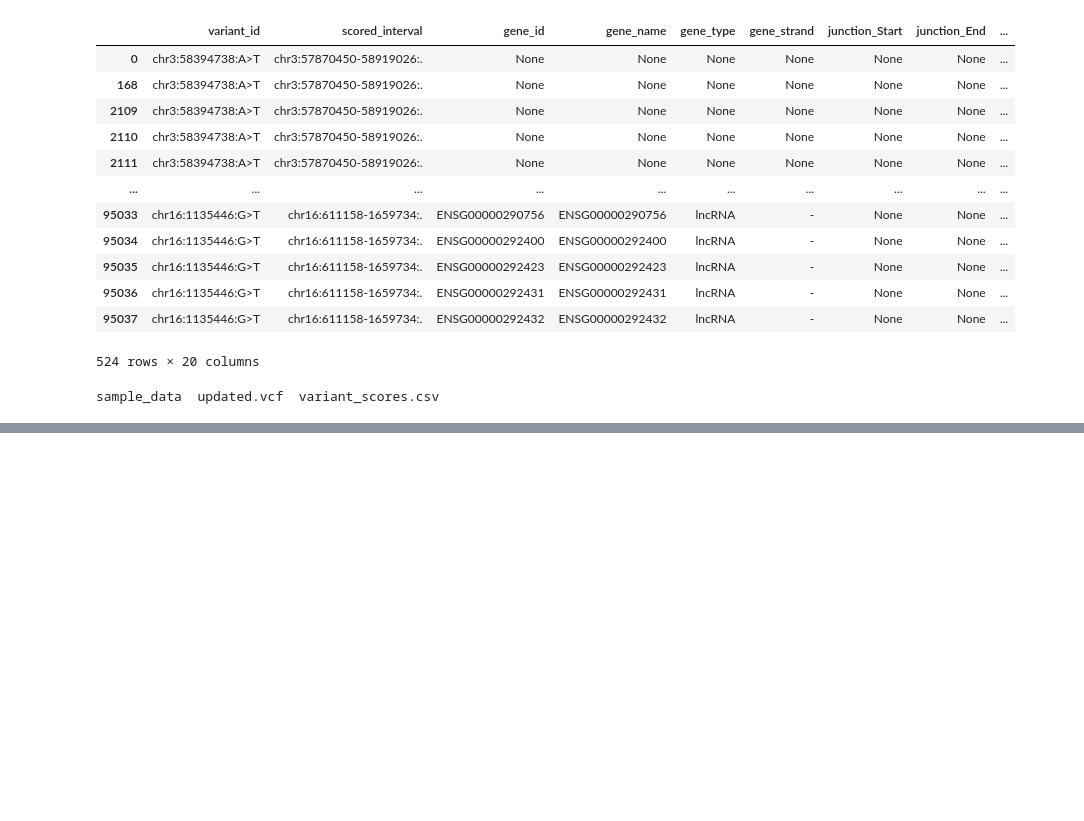
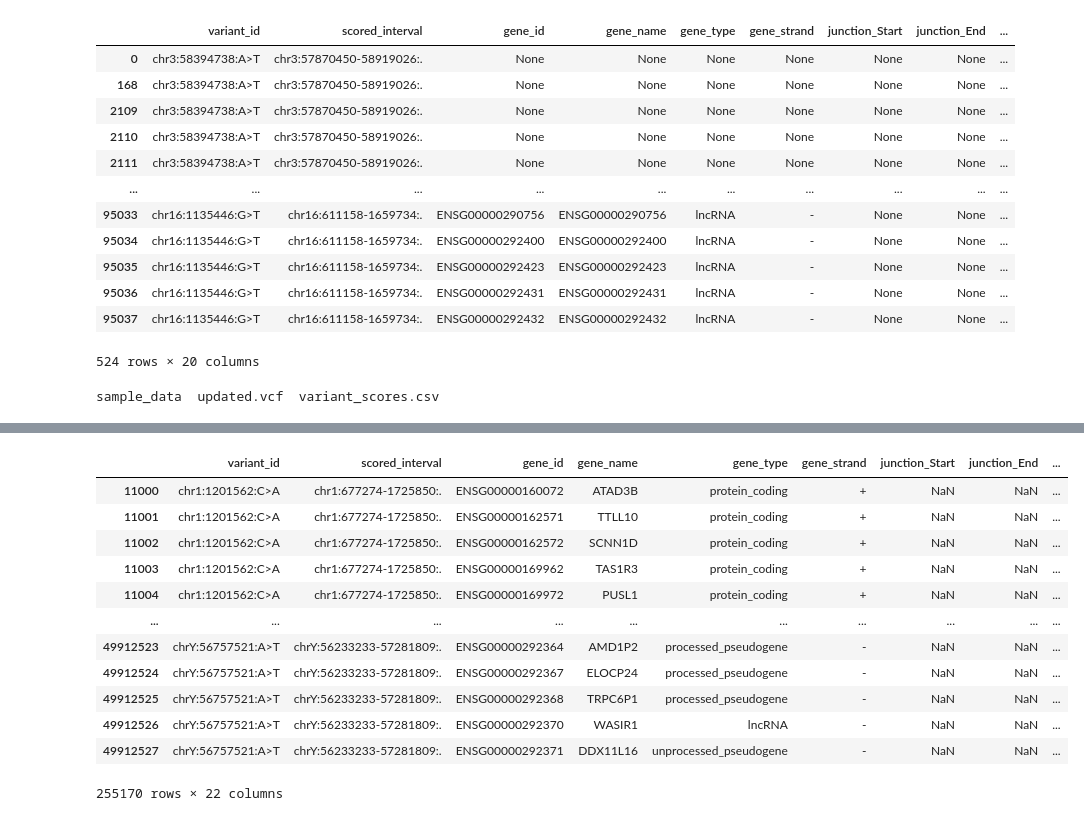
Before and after one commit to AnaghaMKrishna/AlphaGenome, a Jupyter notebook: colabs/vcf_to_rna_exp.ipynb, the cells around one changed output, grey strips where cells are left out. Drawn from its saved outputs; the diff is of its cells as text; code cells hidden in the pictures; blank space fills up the shorter version.

Commit message:
predict gene exp levels using VCF file

```diff
--- a/colabs/vcf_to_rna_exp.ipynb
+++ b/colabs/vcf_to_rna_exp.ipynb
@@ -332,3 +332,6 @@ chr1:1201562:C>A,chr1:677274-1725850:.,ENSG00000176022,B3GALT6,protein_coding,+,
 chr1:1201562:C>A,chr1:677274-1725850:.,ENSG00000177757,FAM87B,lncRNA,+,,,RNA_SEQ,GeneMaskLFCScorer(requested_output=RNA_SEQ),CL:0000047 polyA plus RNA-seq,+,polyA plus RNA-seq,CL:0000047,neuronal stem ...
 chr1:1201562:C>A,chr1:677274-1725850:.,ENSG00000179403,VWA1,protein_coding,+,,,RNA_SEQ,GeneMaskLFCScorer(requested_output=RNA_SEQ),CL:0000047 polyA plus RNA-seq,+,polyA plus RNA-seq,CL:0000047,neurona ...
 chr1:1201562:C>A,chr1:677274-1725850:.,ENSG00000187583,PLEKHN1,protein_coding,+,,,RNA_SEQ,GeneMaskLFCScorer(requested_output=RNA_SEQ),CL:0000047 polyA plus RNA-seq,+,polyA plus RNA-seq,CL:0000047,neur ...
+# %%
+variant_df = pd.read_csv('variant_scores.csv')
+variant_df.head()
@@ -334,0 +347,5 @@ chr1:1201562:C>A,chr1:677274-1725850:.,ENSG00000187583,PLEKHN1,protein_coding,+,
+# %%
+#explore lung tissue
+cols = [c for c in variant_df.columns if c != 'ontology_curie']
+variant_df[(variant_df['ontology_curie'] == 'UBERON:0002048')][cols]
+# %% [output]
@@ -334,0 +353,13 @@ chr1:1201562:C>A,chr1:677274-1725850:.,ENSG00000187583,PLEKHN1,protein_coding,+,
+|  | variant_id | scored_interval | gene_id | gene_name | gene_type | gene_strand | junction_Start | junction_End | ... |
+| 11000 | chr1:1201562:C>A | chr1:677274-1725850:. | ENSG00000160072 | ATAD3B | protein_coding | + | NaN | NaN | ... |
+| 11001 | chr1:1201562:C>A | chr1:677274-1725850:. | ENSG00000162571 | TTLL10 | protein_coding | + | NaN | NaN | ... |
+| 11002 | chr1:1201562:C>A | chr1:677274-1725850:. | ENSG00000162572 | SCNN1D | protein_coding | + | NaN | NaN | ... |
+| 11003 | chr1:1201562:C>A | chr1:677274-1725850:. | ENSG00000169962 | TAS1R3 | protein_coding | + | NaN | NaN | ... |
+| 11004 | chr1:1201562:C>A | chr1:677274-1725850:. | ENSG00000169972 | PUSL1 | protein_coding | + | NaN | NaN | ... |
+| ... | ... | ... | ... | ... | ... | ... | ... | ... | ... |
+| 49912523 | chrY:56757521:A>T | chrY:56233233-57281809:. | ENSG00000292364 | AMD1P2 | processed_pseudogene | - | NaN | NaN | ... |
+| 49912524 | chrY:56757521:A>T | chrY:56233233-57281809:. | ENSG00000292367 | ELOCP24 | processed_pseudogene | - | NaN | NaN | ... |
+| 49912525 | chrY:56757521:A>T | chrY:56233233-57281809:. | ENSG00000292368 | TRPC6P1 | processed_pseudogene | - | NaN | NaN | ... |
+| 49912526 | chrY:56757521:A>T | chrY:56233233-57281809:. | ENSG00000292370 | WASIR1 | lncRNA | - | NaN | NaN | ... |
+| 49912527 | chrY:56757521:A>T | chrY:56233233-57281809:. | ENSG00000292371 | DDX11L16 | unprocessed_pseudogene | - | NaN | NaN | ... |
+255170 rows × 22 columns
```
Also changed, not shown: parts of 6 cells of this notebook.
